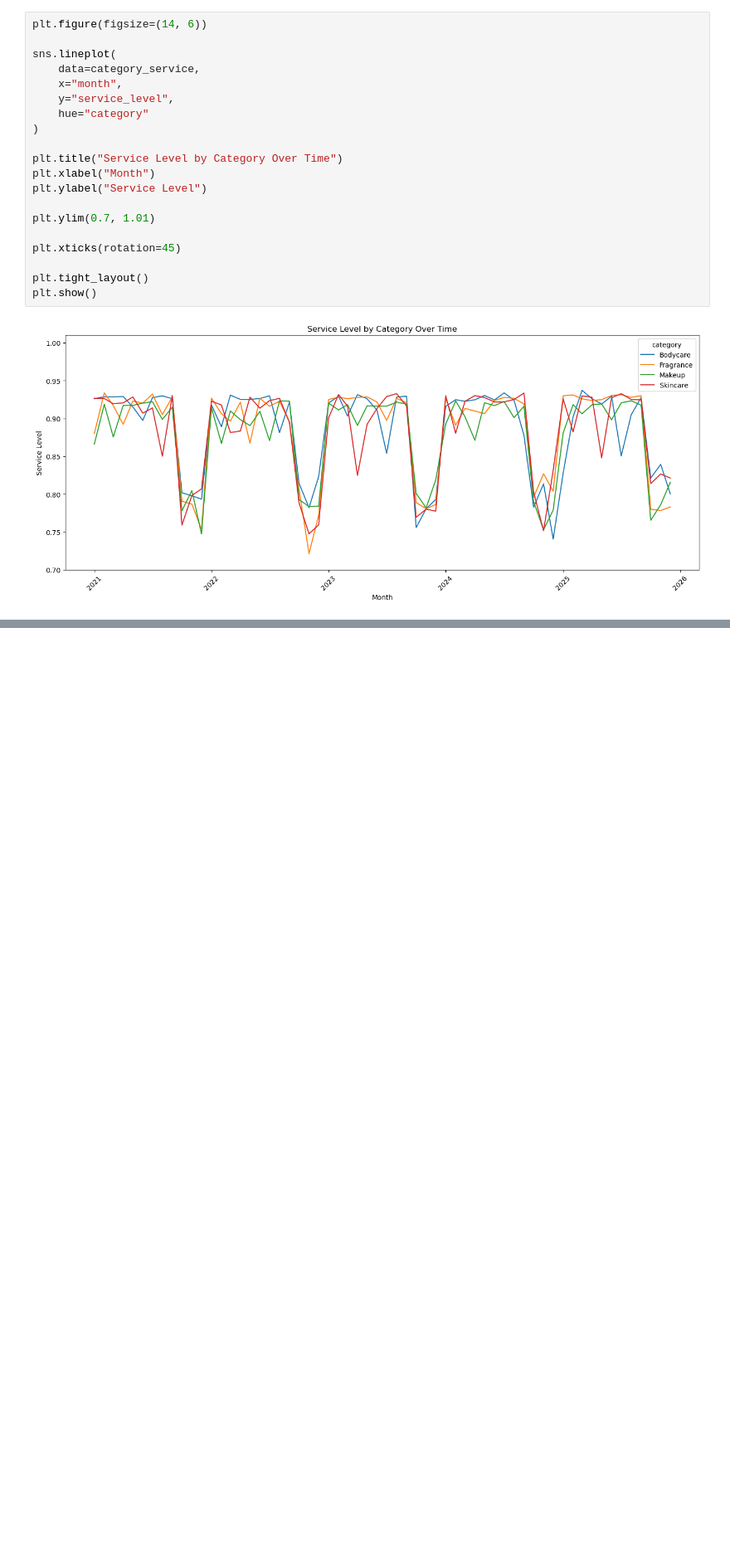
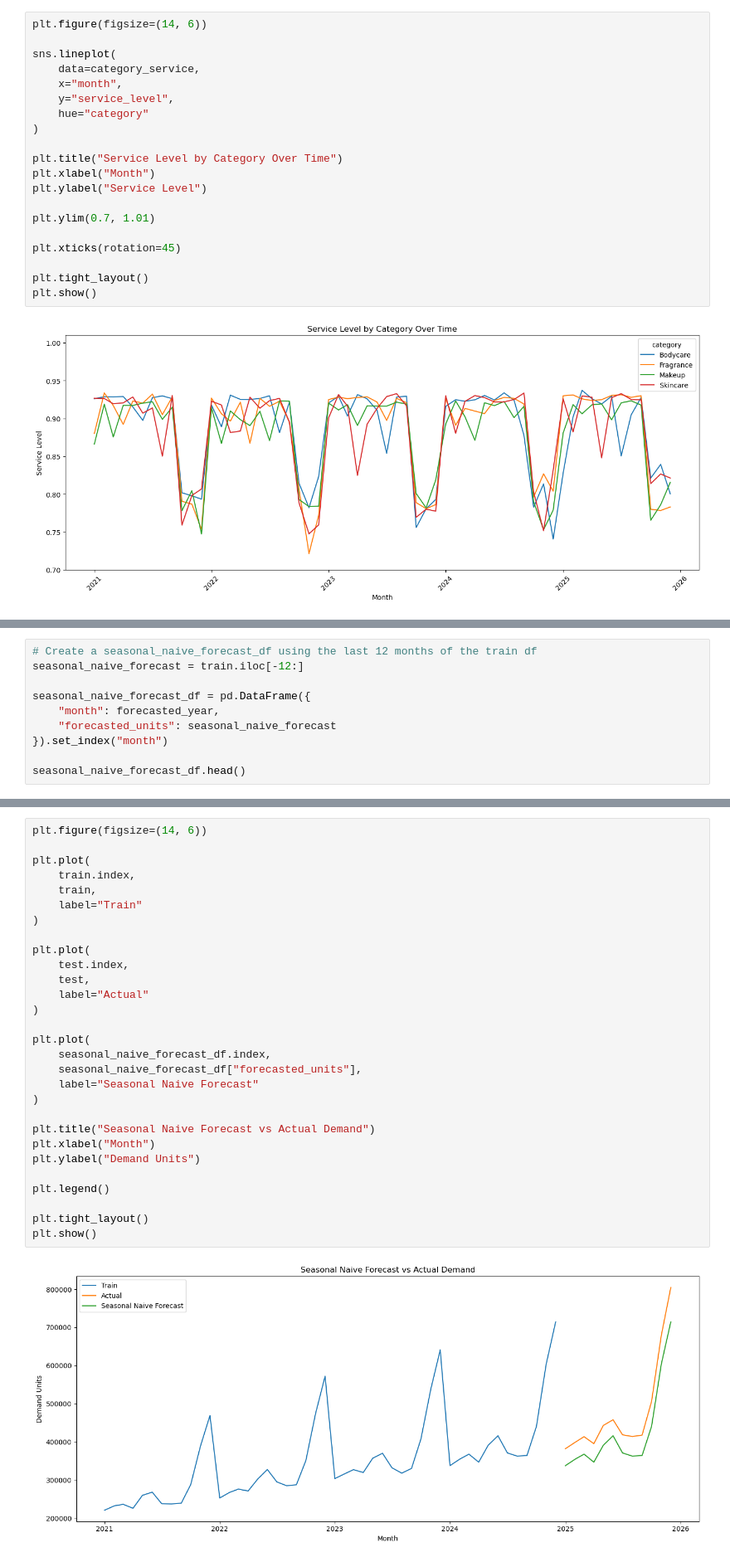
Before and after one commit to nachospreafico/supply-constrained-demand-forecasting-engine, a Jupyter notebook: notebooks/01_exploratory_forecasting_analysis.ipynb.ipynb, the cells around one changed output, grey strips where cells are left out. Shown at 83% size. Saved outputs shown, nothing was run; the diff lists cells and outputs as text; blank space fills up the shorter version.

```diff
--- a/notebooks/01_exploratory_forecasting_analysis.ipynb.ipynb
+++ b/notebooks/01_exploratory_forecasting_analysis.ipynb.ipynb
@@ -356,0 +433,10 @@ plt.show()
+# %%
+# Create a seasonal_naive_forecast_df using the last 12 months of the train df
+seasonal_naive_forecast = train.iloc[-12:]
+
+seasonal_naive_forecast_df = pd.DataFrame({
+    "month": forecasted_year,
+    "forecasted_units": seasonal_naive_forecast
+}).set_index("month")
+
+seasonal_naive_forecast_df.head()
@@ -356,0 +451,31 @@ plt.show()
+# %%
+plt.figure(figsize=(14, 6))
+
+plt.plot(
+    train.index,
+    train,
+    label="Train"
+)
+
+plt.plot(
+    test.index,
+    test,
+    label="Actual"
+)
+
+plt.plot(
+    seasonal_naive_forecast_df.index,
+    seasonal_naive_forecast_df["forecasted_units"],
+    label="Seasonal Naive Forecast"
+)
+
+plt.title("Seasonal Naive Forecast vs Actual Demand")
+plt.xlabel("Month")
+plt.ylabel("Demand Units")
+
+plt.legend()
+
+plt.tight_layout()
+plt.show()
+# %% [output]
+[figure, added]
```
Also changed, not shown: parts of 25 cells of this notebook.
